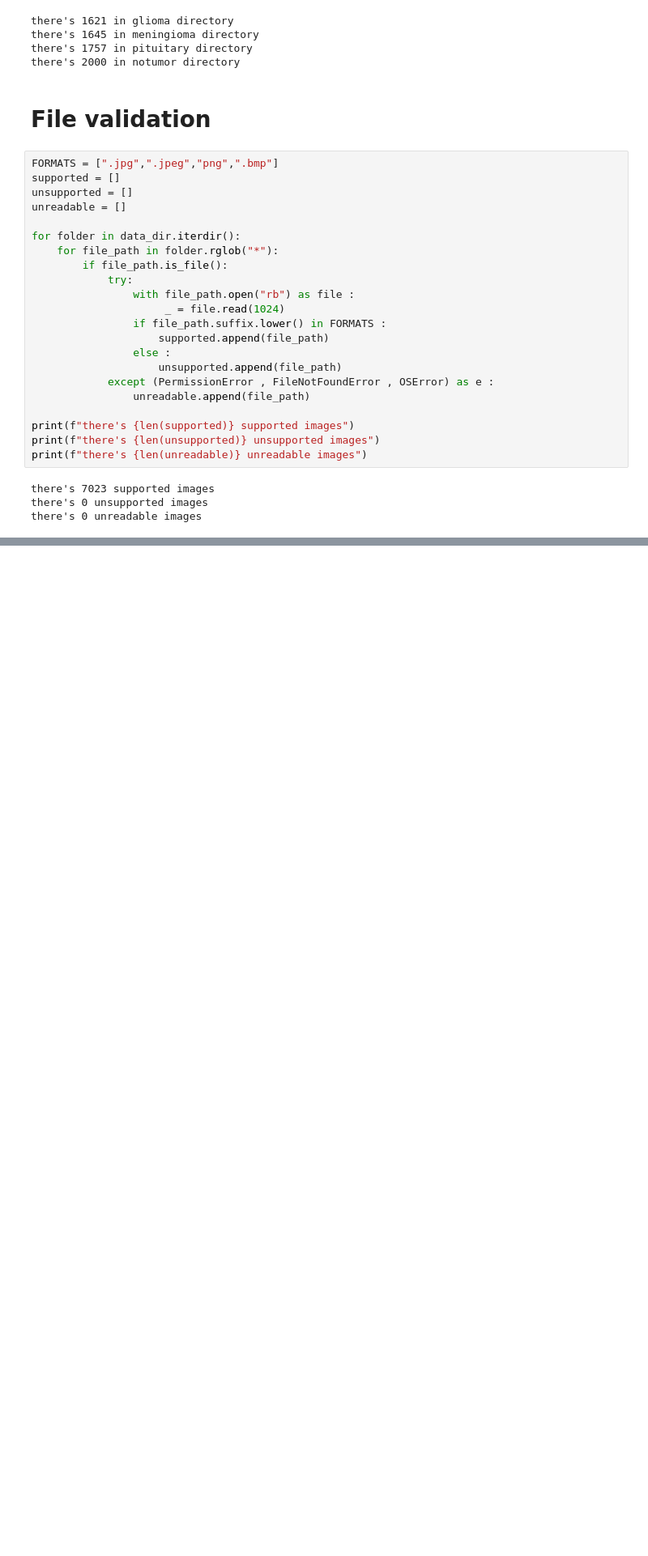
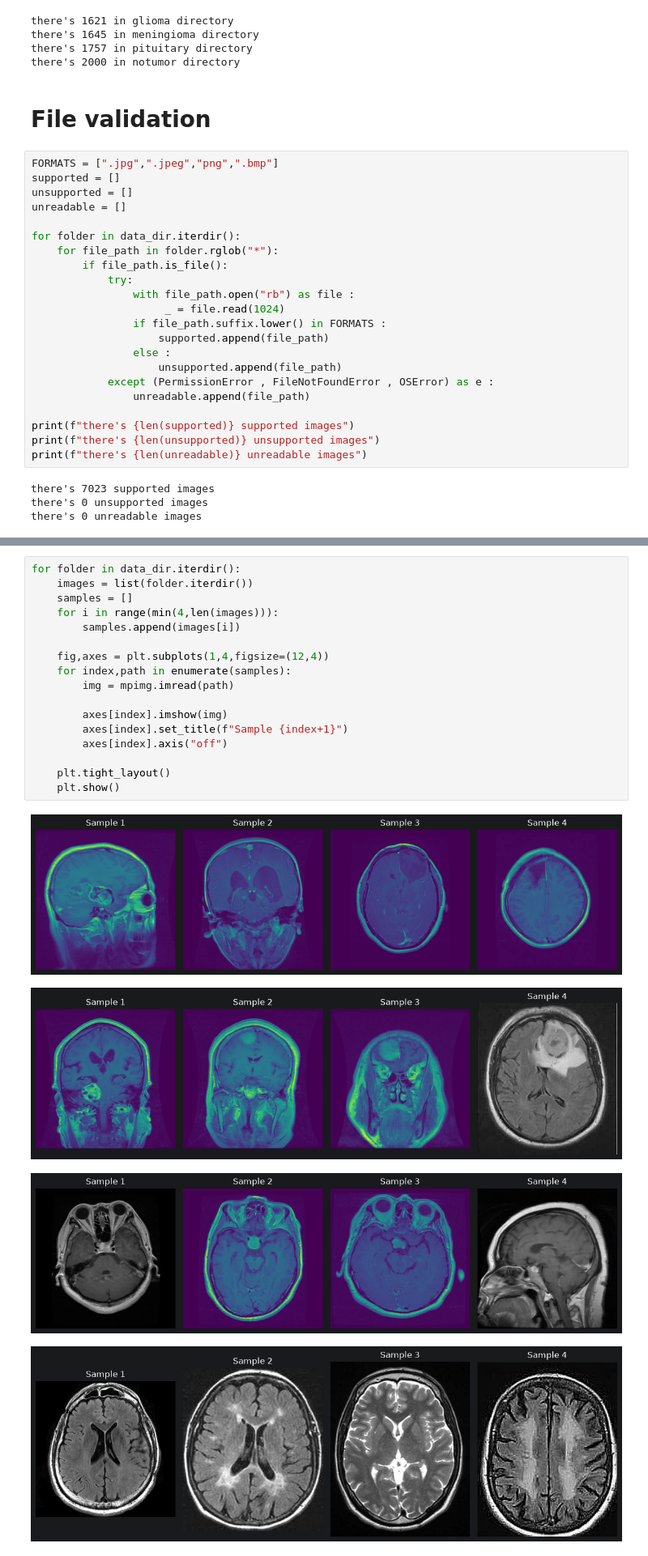
Before and after one commit to WalidElmiloudi/BrainScan, a Jupyter notebook: notebooks/01_dataset_audit.ipynb, the cells around one changed output, grey strips where cells are left out. Shown at 81% size. Saved outputs shown, nothing was run; the diff lists cells and outputs as text; blank space fills up the shorter version.

```diff
--- a/notebooks/01_dataset_audit.ipynb
+++ b/notebooks/01_dataset_audit.ipynb
@@ -60,0 +67,22 @@ there's 0 unreadable images
+# %%
+for folder in data_dir.iterdir():
+    images = list(folder.iterdir())
+    samples = []
+    for i in range(min(4,len(images))):
+        samples.append(images[i])
+
+    fig,axes = plt.subplots(1,4,figsize=(12,4))
+    for index,path in enumerate(samples):
+        img = mpimg.imread(path)
+
+        axes[index].imshow(img)
+        axes[index].set_title(f"Sample {index+1}")
+        axes[index].axis("off")
+
+    plt.tight_layout()
+    plt.show()
+# %% [output]
+[figure, added]
+[figure, added]
+[figure, added]
+[figure, added]
```
Also changed, not shown: parts of 4 cells of this notebook, 1 other file.
